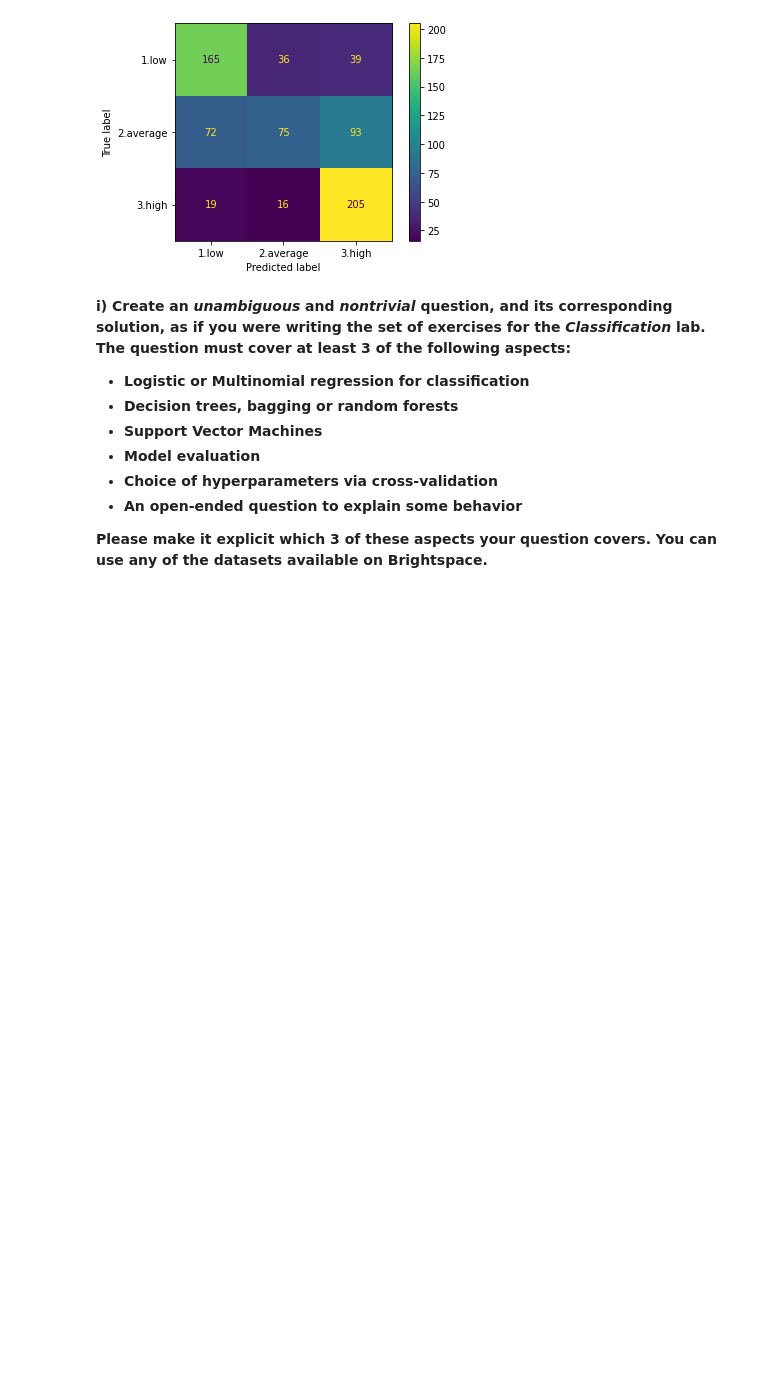
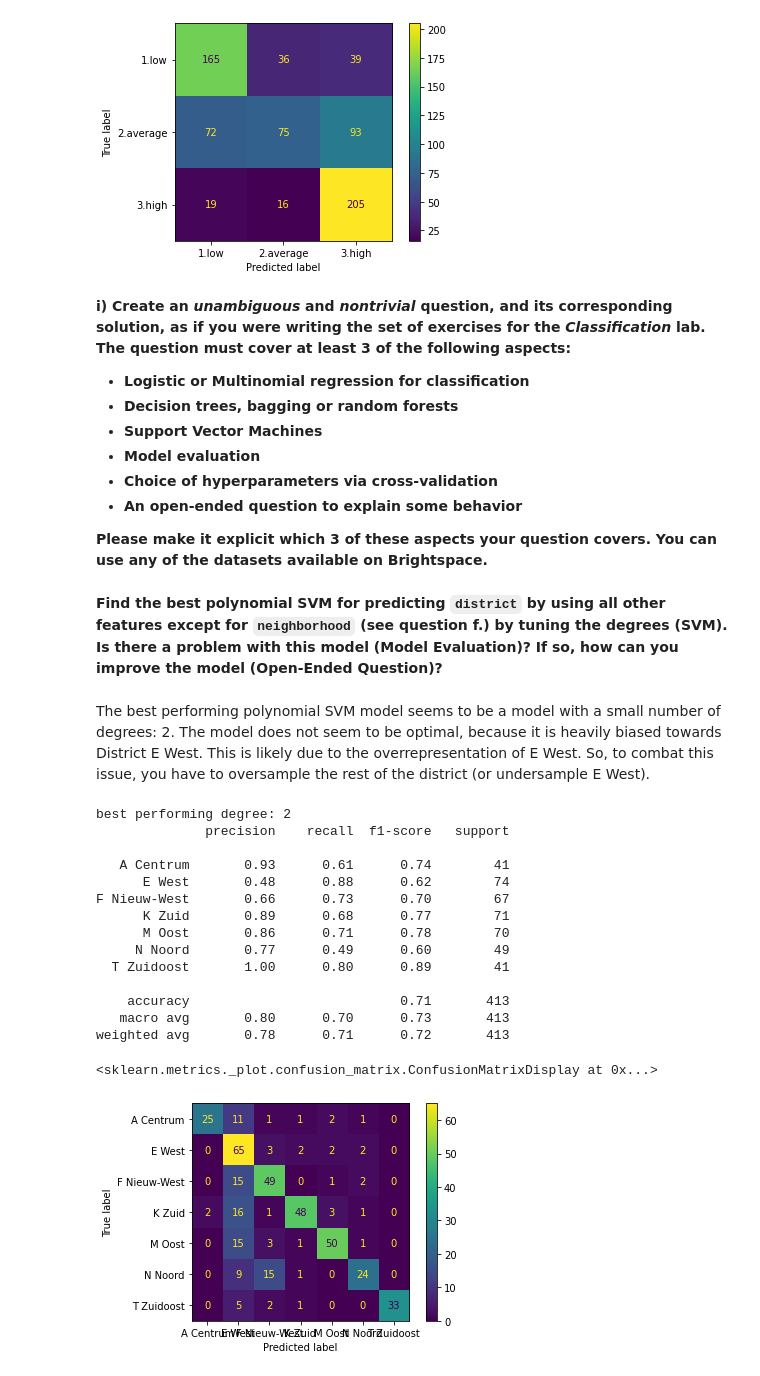
Before and after one commit to Gogonemnem/tu-delft-assignments, a Jupyter notebook: assignment6/classification.exercises_b.ipynb, the cells around one changed output. Saved outputs shown, nothing was run; the diff lists cells and outputs as text; code cells hidden in the pictures; blank space fills up the shorter version.

```diff
--- a/assignment6/classification.exercises_b.ipynb
+++ b/assignment6/classification.exercises_b.ipynb
@@ -389,3 +389,57 @@ weighted avg       0.61      0.62      0.59       720
 - **An open-ended question to explain some behavior**
 
 **Please make it explicit which 3 of these aspects your question covers. You can use any of the datasets available on Brightspace.**
+# %% [markdown]
+**Find the best polynomial SVM for predicting `district` by using all other features except for `neighborhood` (see question f.) by tuning the degrees (SVM). Is there a problem with this model (Model Evaluation)? If so, how can you improve the model (Open-Ended Question)?**
+# %% [markdown]
+The best performing polynomial SVM model seems to be a model with a small number of degrees: 2. The model does not seem to be optimal, because it is heavily biased towards District E West. This is likely due to the overrepresentation of E West. So, to combat this issue, you have to oversample the rest of the district (or undersample E West).
+# %%
+from sklearn.svm import SVC
+from sklearn.preprocessing import StandardScaler
+
+# sample data
+y = ams['district']
+X = pd.get_dummies(ams.drop(columns=['district', 'neighborhood']))
+
+# "learn" how to scale from the training data
+scaler = StandardScaler().fit(X)
+# scale the feature matrix X and turn into a Pandas dataframe
+X_prime = scaler.transform(X)
+X_prime = pd.DataFrame.from_records(X_prime, columns = X.columns)
+
+f_best = -1
+degree_best = 0
+for i in range(20):
+    # train
+    c = SVC(kernel='poly', degree=i)
+    m = c.fit(X_prime, y)
+    p = m.predict(X_prime)
+    f = f1_score(y, p, average = 'macro')
+    if f > f_best:
+        f_best = f
+        degree_best = i
+
+
+c = SVC(kernel='poly', degree=degree_best)
+m = c.fit(X_prime, y)
+p = m.predict(X_prime)
+print(f'best performing degree: {degree_best}')
+print(classification_report(y, p))
+ConfusionMatrixDisplay.from_predictions(y, p, labels = y.cat.categories)
+# %% [output]
+best performing degree: 2
+              precision    recall  f1-score   support
+
+   A Centrum       0.93      0.61      0.74        41
+      E West       0.48      0.88      0.62        74
+F Nieuw-West       0.66      0.73      0.70        67
+      K Zuid       0.89      0.68      0.77        71
+      M Oost       0.86      0.71      0.78        70
+     N Noord       0.77      0.49      0.60        49
+  T Zuidoost       1.00      0.80      0.89        41
+
+    accuracy                           0.71       413
+   macro avg       0.80      0.70      0.73       413
+weighted avg       0.78      0.71      0.72       413
+<sklearn.metrics._plot.confusion_matrix.ConfusionMatrixDisplay at 0x...>
+[figure, added]
```
Also changed, not shown: parts of 3 cells of this notebook.
